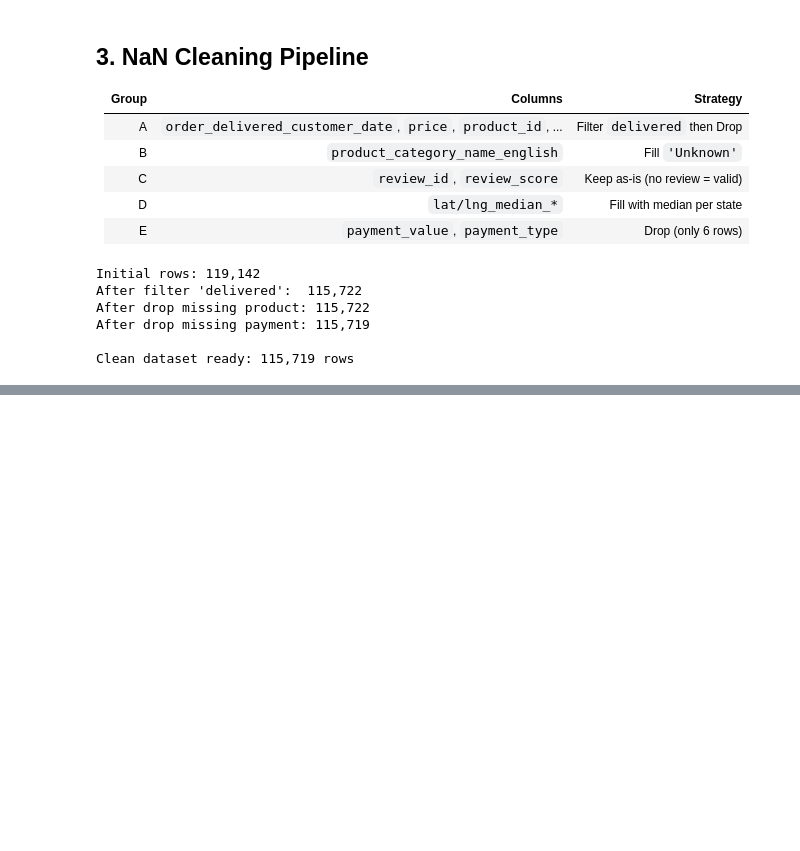
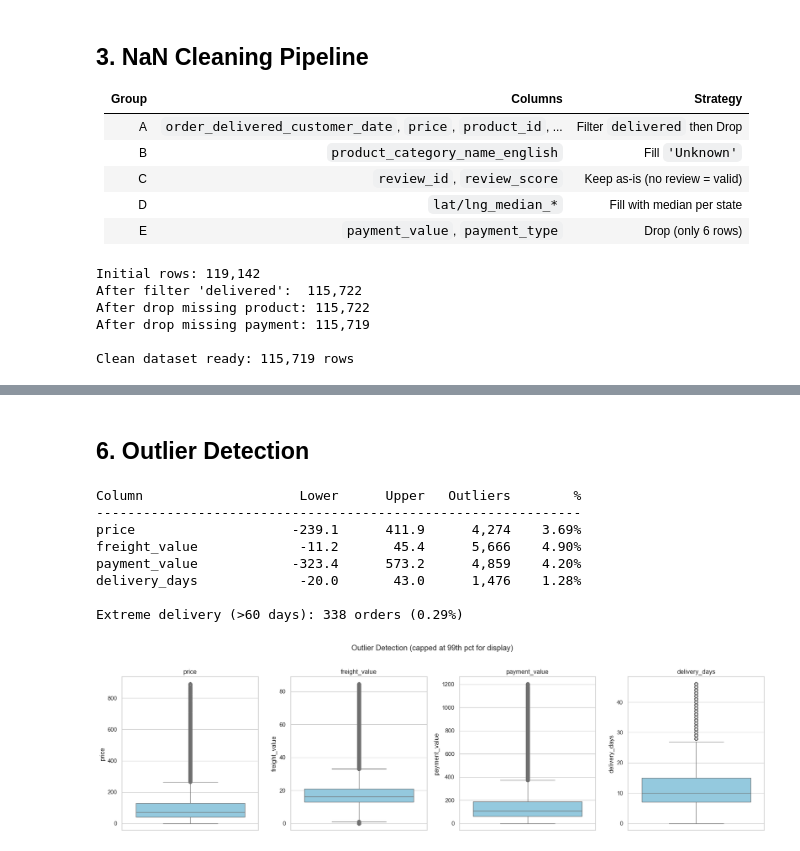
Before and after one commit to AIVIETNAM-AIO-TrangD/Project-1, a Jupyter notebook: notebooks/eda.ipynb, the cells around one changed output, grey strips where cells are left out. Saved outputs shown, nothing was run; the diff lists cells and outputs as text; code cells hidden in the pictures; blank space fills up the shorter version.

```diff
--- a/notebooks/eda.ipynb
+++ b/notebooks/eda.ipynb
@@ -324,15 +129,0 @@ save(seller_perf, 'agg_seller_performance.csv')
-# %%
-# --- Final summary of all output files ---
-import glob
-files = sorted(glob.glob(os.path.join(OUT_DIR, '*.csv')))
-total_mb = 0
-print(f"{'File':<45} {'Rows':>8} {'MB':>6}")
-print('-' * 62)
-for f in files:
-    nrows = sum(1 for _ in open(f, encoding='utf-8-sig')) - 1
-    mb = os.path.getsize(f) / 1024 / 1024
-    total_mb += mb
-    print(f"{os.path.basename(f):<45} {nrows:>8,} {mb:>6.1f}")
-print('-' * 62)
-print(f"{'TOTAL':<45} {'':>8} {total_mb:>6.1f} MB")
-print(f"\nOutput: {os.path.abspath(OUT_DIR)}")
@@ -354,0 +257,40 @@ Output: D:\ILPT\Project\AIO-Conquer\Project-1\data\tableau_data
+# %% [markdown]
+## 6. Outlier Detection
+# %%
+def iqr_bounds(series, factor=3.0):
+    q1, q3 = series.quantile(0.25), series.quantile(0.75)
+    iqr = q3 - q1
+    return q1 - factor * iqr, q3 + factor * iqr
+
+outlier_cols = ['price', 'freight_value', 'payment_value', 'delivery_days']
+print(f'{'Column':<20} {'Lower':>10} {'Upper':>10} {'Outliers':>10} {'%':>8}')
+print('-' * 62)
+for col in outlier_cols:
+    lo, hi = iqr_bounds(master[col].dropna())
+    n_out = ((master[col] < lo) | (master[col] > hi)).sum()
+    pct = n_out / len(master) * 100
+    print(f'{col:<20} {lo:>10.1f} {hi:>10.1f} {n_out:>10,} {pct:>7.2f}%')
+
+# Flag extreme delivery (>60 days) — keep but flag
+master['is_extreme_delivery'] = master['delivery_days'] > 60
+print(f'\nExtreme delivery (>60 days): {master["is_extreme_delivery"].sum():,} orders ({master["is_extreme_delivery"].mean()*100:.2f}%)')
+
+# Boxplots
+fig, axes = plt.subplots(1, 4, figsize=(18, 5))
+for ax, col in zip(axes, outlier_cols):
+    cap = master[col].quantile(0.99)
+    sns.boxplot(y=master[master[col]<=cap][col], ax=ax, color='skyblue')
+    ax.set_title(col)
+plt.suptitle('Outlier Detection (capped at 99th pct for display)', y=1.02)
+plt.tight_layout()
+plt.show()
+# %% [output]
+Column                    Lower      Upper   Outliers        %
+--------------------------------------------------------------
+price                    -239.1      411.9      4,274    3.69%
+freight_value             -11.2       45.4      5,666    4.90%
+payment_value            -323.4      573.2      4,859    4.20%
+delivery_days             -20.0       43.0      1,476    1.28%
+
+Extreme delivery (>60 days): 338 orders (0.29%)
+[figure, added]
```
Also changed, not shown: parts of 42 cells of this notebook.
